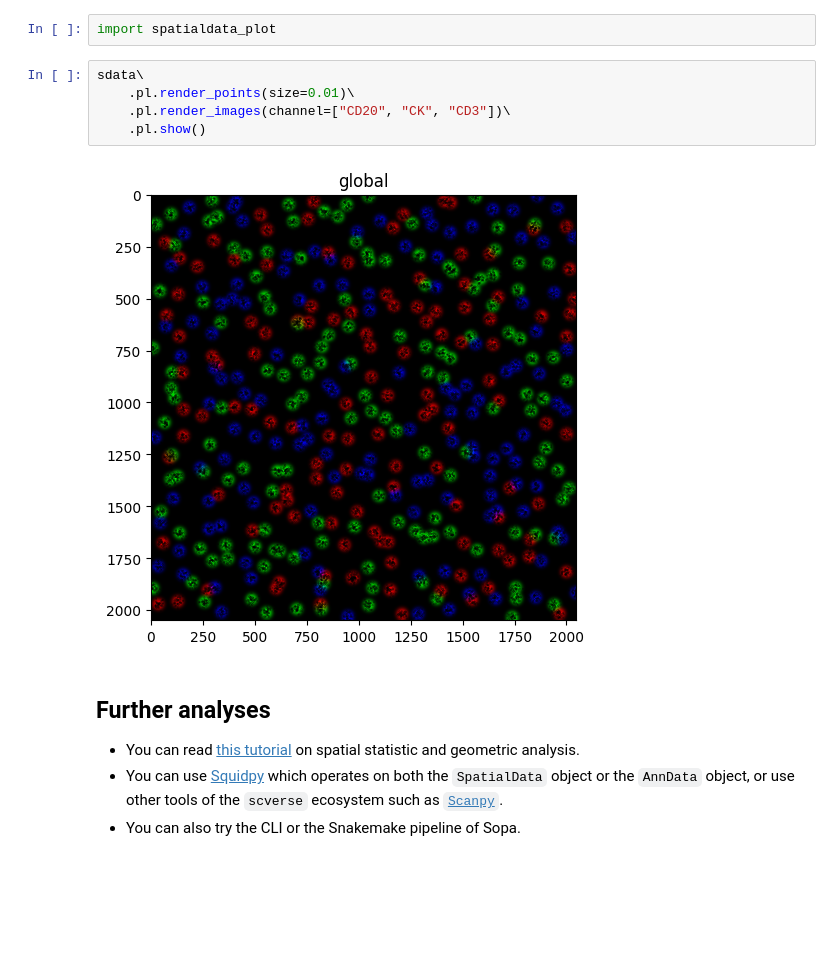
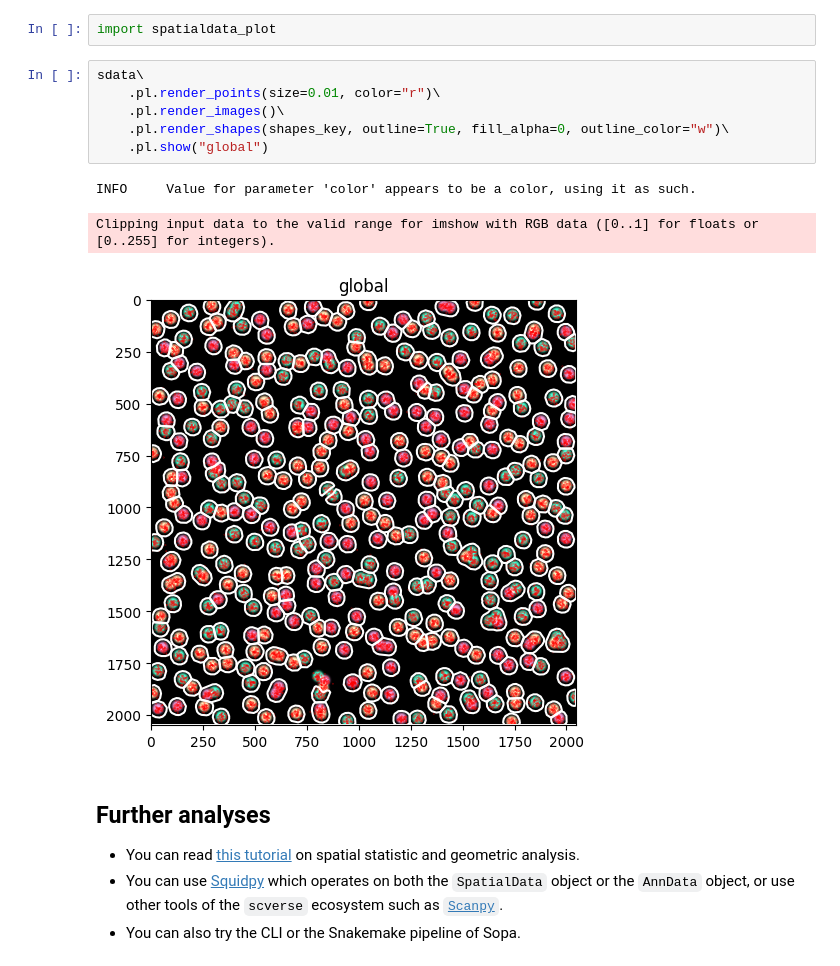
Before and after one commit to passionater0621/sopa, a Jupyter notebook: docs/tutorials/api_usage.ipynb, the cells around one changed output. Drawn from its saved outputs; the diff is of its cells as text; blank space fills up the shorter version.

```diff
--- a/docs/tutorials/api_usage.ipynb
+++ b/docs/tutorials/api_usage.ipynb
@@ -294,11 +287,14 @@ If you have downloaded the Xenium Explorer, you can now open the results in the
 import spatialdata_plot
 # %%
 sdata\
-    .pl.render_points(size=0.01)\
-    .pl.render_images(channel=["CD20", "CK", "CD3"])\
-    .pl.show()
+    .pl.render_points(size=0.01, color="r")\
+    .pl.render_images()\
+    .pl.render_shapes(shapes_key, outline=True, fill_alpha=0, outline_color="w")\
+    .pl.show("global")
 # %% [output]
+INFO     Value for parameter 'color' appears to be a color, using it as such.
+Clipping input data to the valid range for imshow with RGB data ([0..1] for floats or [0..255] for integers).
-[figure, old version]
+[figure, new version]
 # %% [markdown]
 ## Further analyses
 
```
Also changed, not shown: parts of 19 cells of this notebook, 7 other files.
